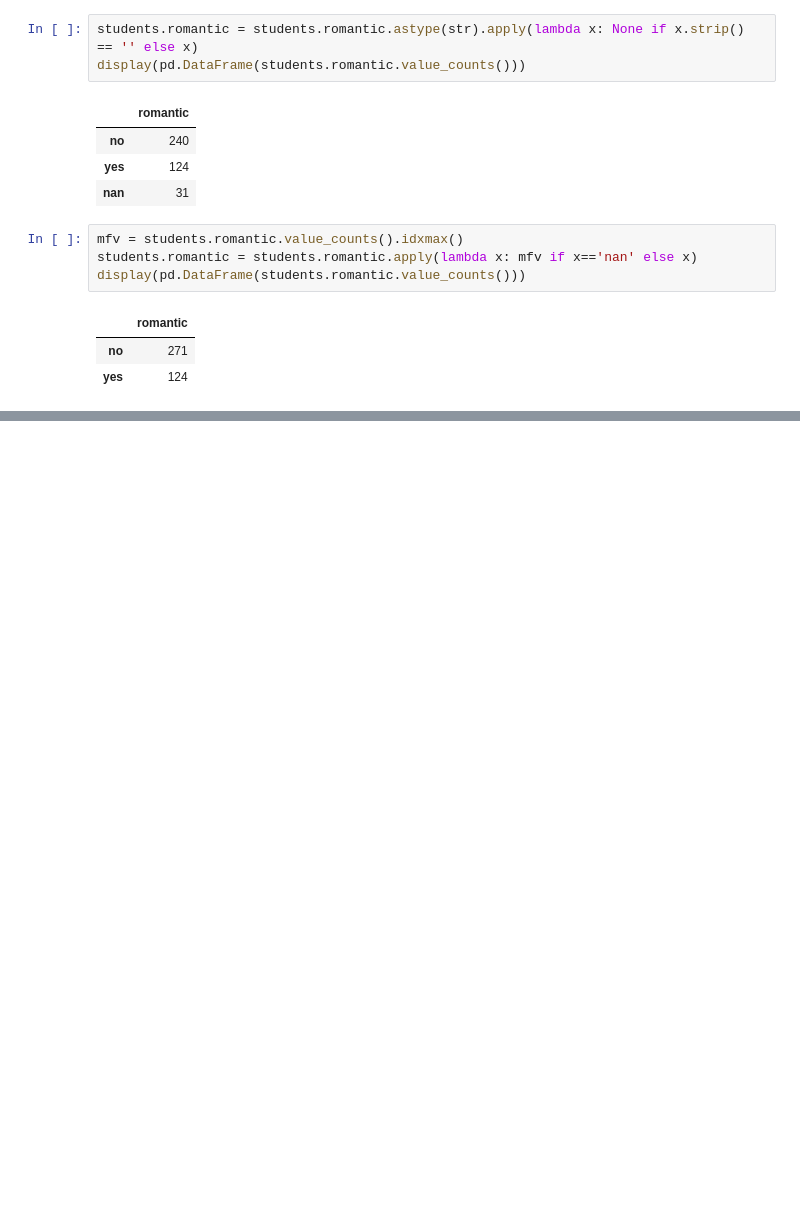
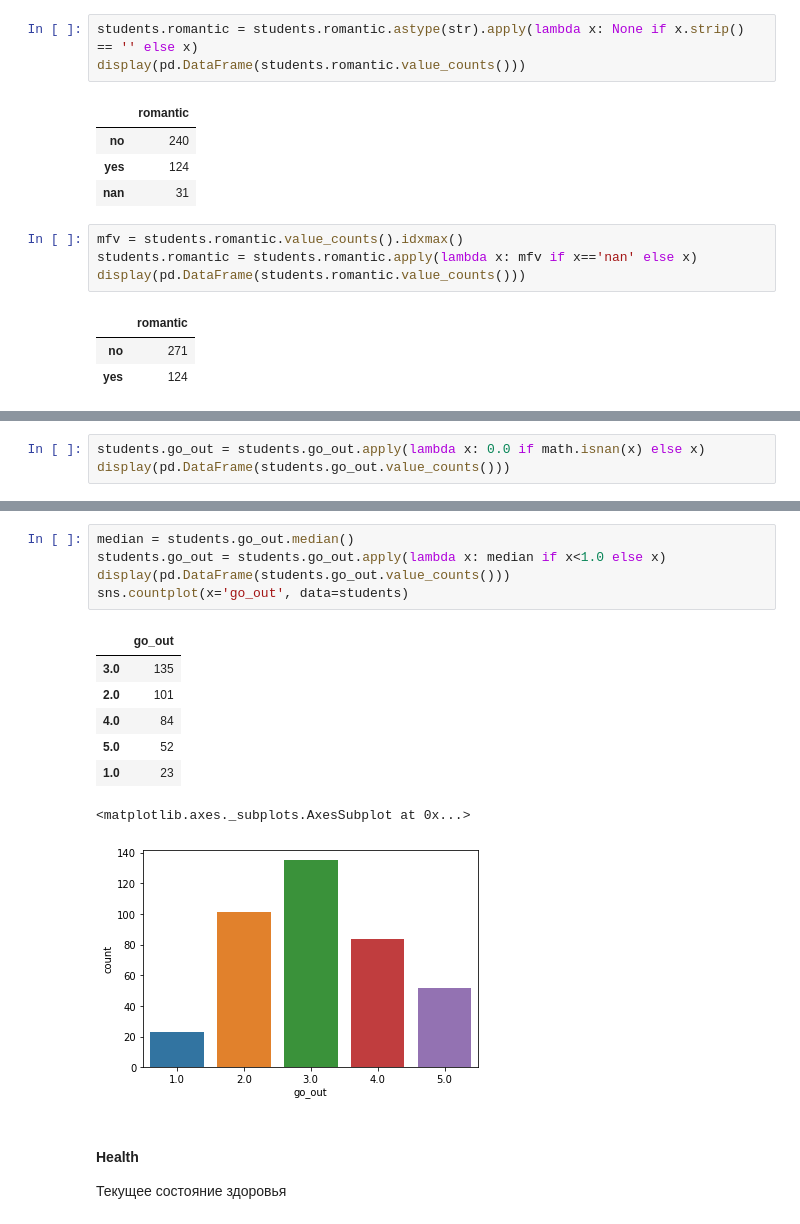
Before and after one commit to gdvnedu/SF, a Jupyter notebook: dst/module_2/project_2/stud_math/stud_math.ipynb, the cells around one changed output, grey strips where cells are left out. Cells and saved outputs as stored; diff of their text form; blank space fills up the shorter version.

```diff
--- a/dst/module_2/project_2/stud_math/stud_math.ipynb
+++ b/dst/module_2/project_2/stud_math/stud_math.ipynb
@@ -679,0 +740,3 @@ display(pd.DataFrame(students.romantic.value_counts()))
+# %%
+students.go_out = students.go_out.apply(lambda x: 0.0 if math.isnan(x) else x)
+display(pd.DataFrame(students.go_out.value_counts()))
@@ -679,0 +751,17 @@ display(pd.DataFrame(students.romantic.value_counts()))
+# %%
+median = students.go_out.median()
+students.go_out = students.go_out.apply(lambda x: median if x<1.0 else x)
+display(pd.DataFrame(students.go_out.value_counts()))
+sns.countplot(x='go_out', data=students)
+# %% [output]
+|  | go_out |
+| 3.0 | 135 |
+| 2.0 | 101 |
+| 4.0 | 84 |
+| 5.0 | 52 |
+| 1.0 | 23 |
+<matplotlib.axes._subplots.AxesSubplot at 0x...>
+[figure, added]
+# %% [markdown]
+#### Health
+Текущее состояние здоровья
```
Also changed, not shown: parts of 13 cells of this notebook.
